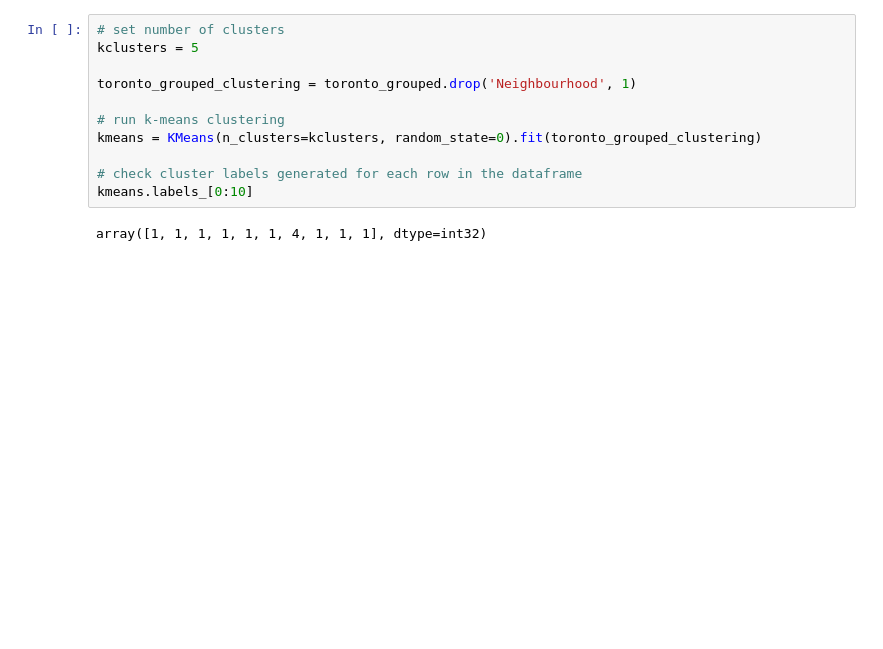
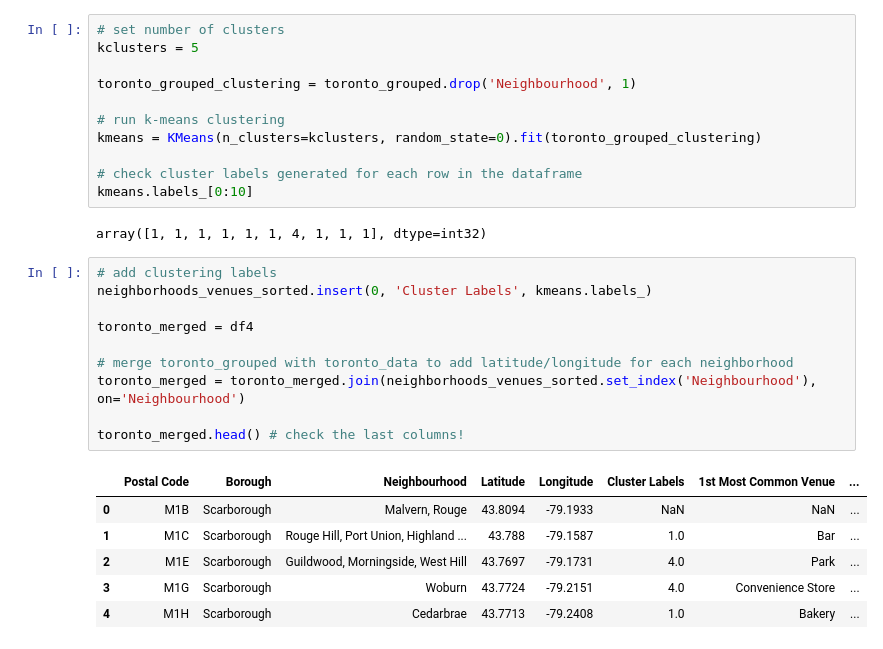
Before and after one commit to dprossi/Capstone_Project_IBM_Data_Science, a Jupyter notebook: Capstone_Course_Week_3_Lab.ipynb, the cells around one changed output. Drawn from its saved outputs; the diff is of its cells as text; blank space fills up the shorter version.

```diff
--- a/Capstone_Course_Week_3_Lab.ipynb
+++ b/Capstone_Course_Week_3_Lab.ipynb
@@ -543,3 +543,20 @@ kmeans = KMeans(n_clusters=kclusters, random_state=0).fit(toronto_grouped_cluste
 kmeans.labels_[0:10]
 # %% [output]
 array([1, 1, 1, 1, 1, 1, 4, 1, 1, 1], dtype=int32)
+# %%
+# add clustering labels
+neighborhoods_venues_sorted.insert(0, 'Cluster Labels', kmeans.labels_)
+
+toronto_merged = df4
+
+# merge toronto_grouped with toronto_data to add latitude/longitude for each neighborhood
+toronto_merged = toronto_merged.join(neighborhoods_venues_sorted.set_index('Neighbourhood'), on='Neighbourhood')
+
+toronto_merged.head() # check the last columns!
+# %% [output]
+|  | Postal Code | Borough | Neighbourhood | Latitude | Longitude | Cluster Labels | 1st Most Common Venue | ... |
+| 0 | M1B | Scarborough | Malvern, Rouge | 43.8094 | -79.1933 | NaN | NaN | ... |
+| 1 | M1C | Scarborough | Rouge Hill, Port Union, Highland ... | 43.788 | -79.1587 | 1.0 | Bar | ... |
+| 2 | M1E | Scarborough | Guildwood, Morningside, West Hill | 43.7697 | -79.1731 | 4.0 | Park | ... |
+| 3 | M1G | Scarborough | Woburn | 43.7724 | -79.2151 | 4.0 | Convenience Store | ... |
+| 4 | M1H | Scarborough | Cedarbrae | 43.7713 | -79.2408 | 1.0 | Bakery | ... |
```
